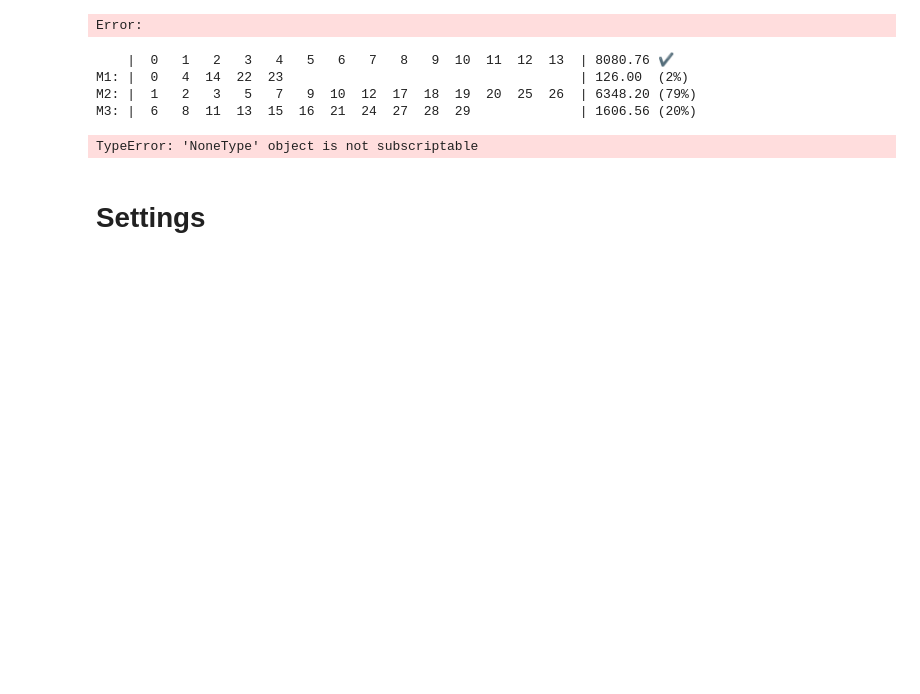
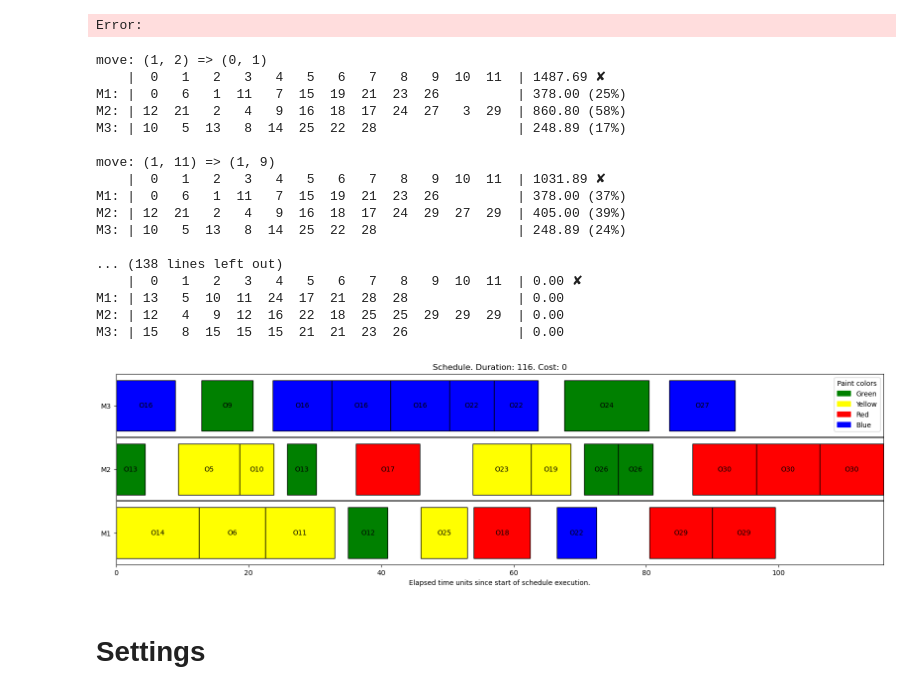
Before and after one commit to sebas-fontys/OR5-paintshop, a Jupyter notebook: solution.ipynb, the cells around one changed output. Drawn from its saved outputs; the diff is of its cells as text; code cells hidden in the pictures; blank space fills up the shorter version.

```diff
--- a/solution.ipynb
+++ b/solution.ipynb
@@ -16,20 +16,40 @@ Error:
 # %%
 from heuristics_constructive import ConstructiveHeuristics
 from moveSelectionStrategy import MoveSelectionStrategies
 
 
 a = ConstructiveHeuristics.random.get_schedule()
 print(a)
 for i in range(100):
-    move, a = MoveSelectionStrategies.random.try_get_move(a, lambda s: s.cost < a.cost)
+    move, b = MoveSelectionStrategies.random.try_get_move(a, lambda s: s.cost < a.cost)
+    if move is None:
+        break
+    a = b
+    print()
+    print(move)
+    print(a)
 print()
 print(a)
+a.plot()
 # %% [output]
-    |  0   1   2   3   4   5   6   7   8   9  10  11  12  13  | 8080.76 ✔
-M1: |  0   4  14  22  23                                      | 126.00  (2%)
-M2: |  1   2   3   5   7   9  10  12  17  18  19  20  25  26  | 6348.20 (79%)
-M3: |  6   8  11  13  15  16  21  24  27  28  29              | 1606.56 (20%)
+move: (1, 2) => (0, 1)
+    |  0   1   2   3   4   5   6   7   8   9  10  11  | 1487.69 ✘
+M1: |  0   6   1  11   7  15  19  21  23  26          | 378.00 (25%)
+M2: | 12  21   2   4   9  16  18  17  24  27   3  29  | 860.80 (58%)
+M3: | 10   5  13   8  14  25  22  28                  | 248.89 (17%)
+
+move: (1, 11) => (1, 9)
+    |  0   1   2   3   4   5   6   7   8   9  10  11  | 1031.89 ✘
+M1: |  0   6   1  11   7  15  19  21  23  26          | 378.00 (37%)
+M2: | 12  21   2   4   9  16  18  17  24  29  27  29  | 405.00 (39%)
+M3: | 10   5  13   8  14  25  22  28                  | 248.89 (24%)
+
+... (138 lines left out)
+    |  0   1   2   3   4   5   6   7   8   9  10  11  | 0.00 ✘
+M1: | 13   5  10  11  24  17  21  28  28              | 0.00
+M2: | 12   4   9  12  16  22  18  25  25  29  29  29  | 0.00
+M3: | 15   8  15  15  15  21  21  23  26              | 0.00
-TypeError: 'NoneType' object is not subscriptable
+[figure, added]
 # %%
 from heuristics_constructive import ConstructiveHeuristics
 from moveSelectionStrategy import MoveSelectionStrategies
```
Also changed, not shown: 1 other file.
